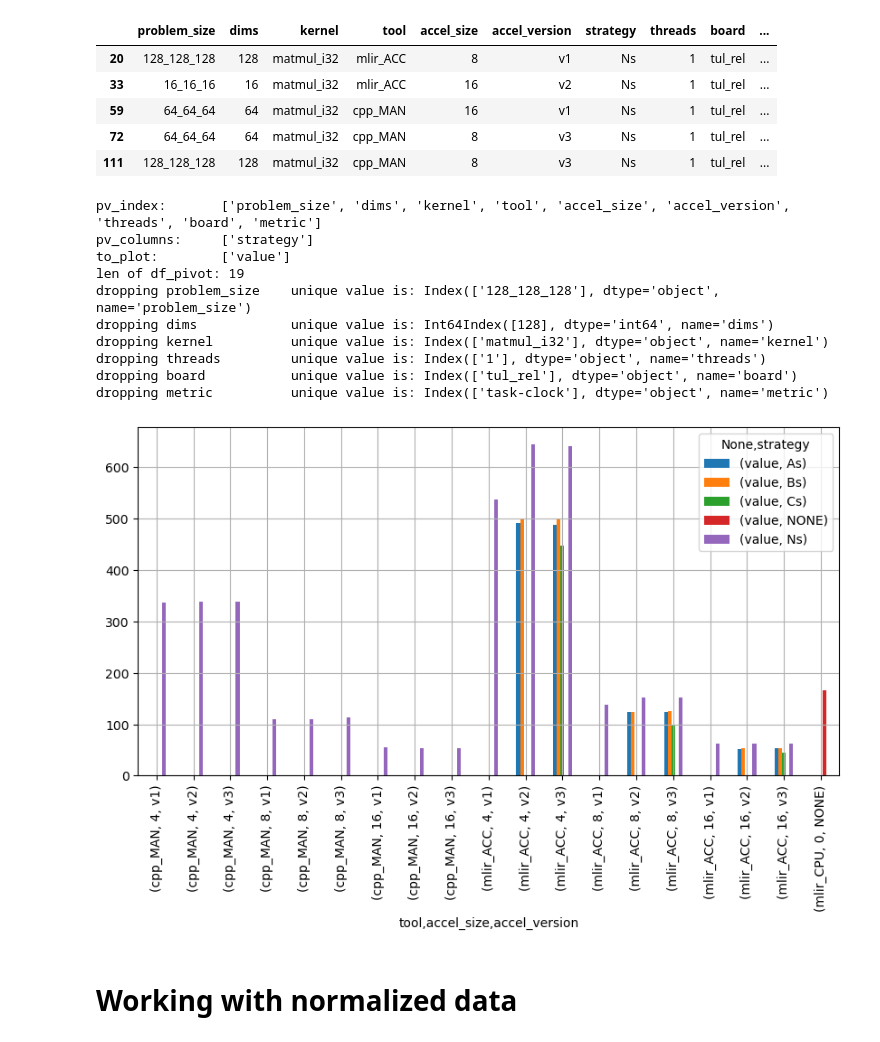
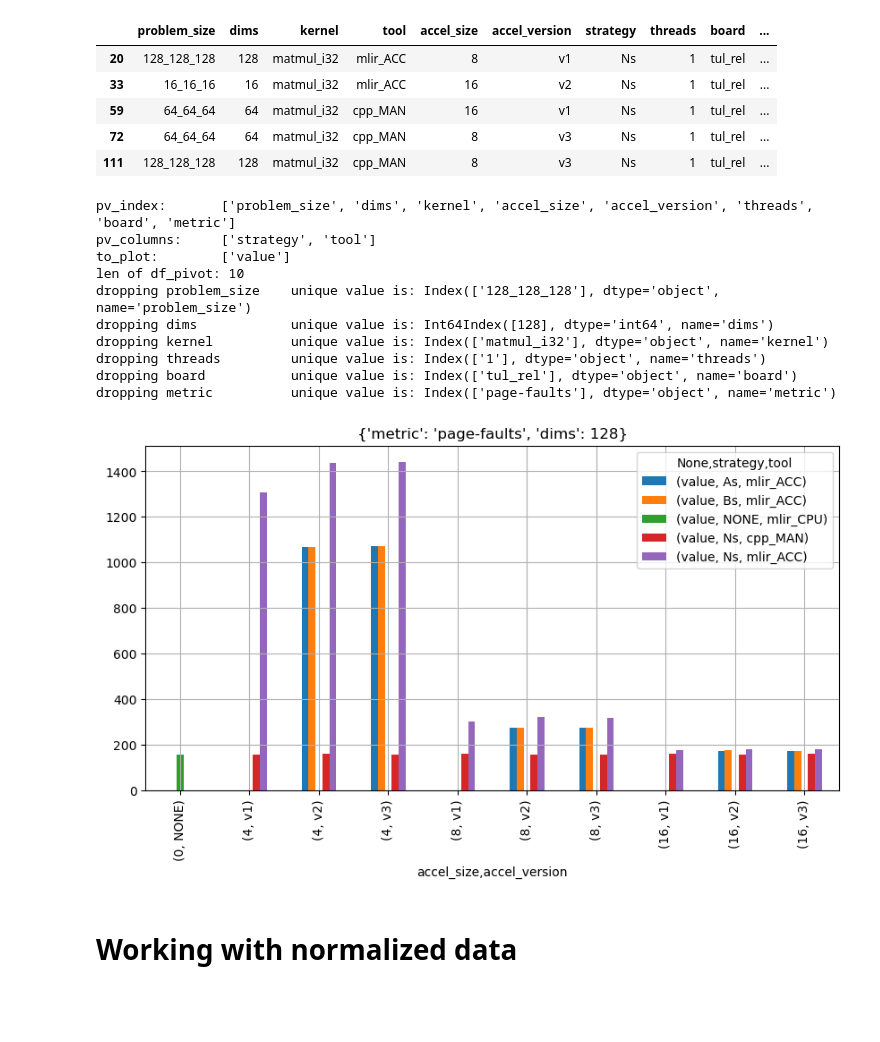
Before and after one commit to judeharis/axi_mlir, a Jupyter notebook: benchmark/plotting/plotting.ipynb, the cells around one changed output. Drawn from its saved outputs; the diff is of its cells as text; code cells hidden in the pictures; blank space fills up the shorter version.

Commit message:
Update plotting script

```diff
--- a/benchmark/plotting/plotting.ipynb
+++ b/benchmark/plotting/plotting.ipynb
@@ -9,7 +9,8 @@ import matplotlib.pyplot as plt
 import numpy as np
 # %%
 # problem_size,dims,kernel,tool,accel_size,accel_version,strategy,threads,board,REST OF PERF OUT,filename
-file_path='../results/results-tul-Thu_30_Mar_2023_07:25:34_AM_UTC.csv'
+# file_path='../results/results-tul-Fri_31_Mar_2023_03:26:42_PM_UTC.csv'
+file_path = '../results/results-latest.csv'
 
 # read file into rows
 rows = []
@@ -24,12 +25,13 @@ df.head()
 # only keep columns from A to L
 df = df.iloc[:, 0:12]
 
-#drop column 10
+# drop column 10
 df = df.drop(columns=[10])
 df.head()
 
 
-df.columns = ['problem_size', 'dims', 'kernel', 'tool', 'accel_size', 'accel_version', 'strategy', 'threads', 'board', 'value', 'metric']
+df.columns = ['problem_size', 'dims', 'kernel', 'tool', 'accel_size',
+              'accel_version', 'strategy', 'threads', 'board', 'value', 'metric']
 df.head()
 
 # make accel_size an int
@@ -73,7 +75,7 @@ df.head()
 # %%
 # list all the columns
 all_columns = ['problem_size', 'dims', 'kernel', 'tool', 'accel_size', 'accel_version',
-       'strategy', 'threads', 'board', 'value', 'metric']
+               'strategy', 'threads', 'board', 'value', 'metric']
 
 # Edit as needed
 # Filtering a df with multiple values can be done like this:
@@ -82,18 +84,20 @@ filter_dict = {'metric': 'task-clock',
                'strategy': 'Ns'}
 # filter_dict = {'metric': 'task-clock'}
 
-# Make above code into a function that takes a df and a filter dict
+
 def filter_df(df, filter_dict):
+    """Filter the df based on dictionary key pairs"""
     # now implement the filter [(df['metric'] == 'task-clock') & (df['strategy'] == 'Ns') & ...]
     filter = []
     for key, value in filter_dict.items():
-              filter.append(df[key] == value)
+        filter.append(df[key] == value)
     # filter is a list of boolean arrays
     # use the & operator to combine them
     filter = np.array(filter).all(axis=0)
     # apply the filter
     return df[filter]
 
+
 f_test = filter_df(df, filter_dict)
 print('Using {}, we get {} rows'.format(filter_dict, len(f_test)))
 f_test.head()
@@ -112,53 +116,60 @@ Using {'metric': 'task-clock', 'strategy': 'Ns'}, we get 90 rows
 # filter_dict = {'metric': 'task-clock',
 #                 'strategy': 'Ns',
 #                 'dims': 128}
-filter_dict = {'metric': 'task-clock',
-                'dims': 128}
+filter_dict = {}
+# filter_dict['metric'] ='task-clock'
+# filter_dict['metric'] = 'cache-references'
+# filter_dict['metric'] = 'branch-instructions'
+filter_dict['metric'] = 'page-faults'
+filter_dict['dims'] = 128
+
 filtered_df = filter_df(df, filter_dict)
 
-
 to_plot = ['value']
-pv_columns = ['strategy']
+pv_columns = ['strategy', 'tool']
 # make pv_index the remaining column names not in pv_columns and to_plot
 pv_index = [x for x in all_columns if x not in pv_columns + to_plot]
 
 print('pv_index:\t{}'.format(pv_index))
 print('pv_columns:\t{}'.format(pv_columns))
 print('to_plot:\t{}'.format(to_plot))
 
 # make a pivot table
-df_pivot = filtered_df.pivot_table(index=pv_index, columns=pv_columns, values=to_plot)
+df_pivot = filtered_df.pivot_table(
+    index=pv_index, columns=pv_columns, values=to_plot)
 print('len of df_pivot: {}'.format(len(df_pivot)))
 
 df_dropped = df_pivot
 # Check if len of uniques in a index is 1 and drop it if it is
 for col in df_dropped.index.names:
     if len(df_dropped.index.get_level_values(col).unique()) == 1:
         # print with specic number of characters for first value
-        print('dropping {:<15} unique value is: {} '.format(col, df_dropped.index.get_level_values(col).unique()))
+        print('dropping {:<15} unique value is: {} '.format(
+            col, df_dropped.index.get_level_values(col).unique()))
         df_dropped = df_dropped.droplevel(col)
 
 # save as df_to_plot
 df_to_plot = df_dropped
 
-#plotting with pandas
+# plotting with pandas
 # with pattern on the legend
-ax=df_to_plot.plot(kind='bar', figsize=(10,5))
+ax = df_to_plot.plot(kind='bar', figsize=(10, 5))
 # add grid
 ax.grid()
+plt.title(filter_dict)
 plt.show()
 # %% [output]
-pv_index:       ['problem_size', 'dims', 'kernel', 'tool', 'accel_size', 'accel_version', 'threads', 'board', 'metric']
-pv_columns:     ['strategy']
+pv_index:       ['problem_size', 'dims', 'kernel', 'accel_size', 'accel_version', 'threads', 'board', 'metric']
+pv_columns:     ['strategy', 'tool']
 to_plot:        ['value']
-len of df_pivot: 19
+len of df_pivot: 10
 dropping problem_size    unique value is: Index(['128_128_128'], dtype='object', name='problem_size')
 dropping dims            unique value is: Int64Index([128], dtype='int64', name='dims')
 dropping kernel          unique value is: Index(['matmul_i32'], dtype='object', name='kernel')
 dropping threads         unique value is: Index(['1'], dtype='object', name='threads')
 dropping board           unique value is: Index(['tul_rel'], dtype='object', name='board')
-dropping metric          unique value is: Index(['task-clock'], dtype='object', name='metric')
+dropping metric          unique value is: Index(['page-faults'], dtype='object', name='metric')
-[figure, old version]
+[figure, new version]
 # %% [markdown]
 # Working with normalized data
 # %%
```
Also changed, not shown: parts of 6 cells of this notebook.
